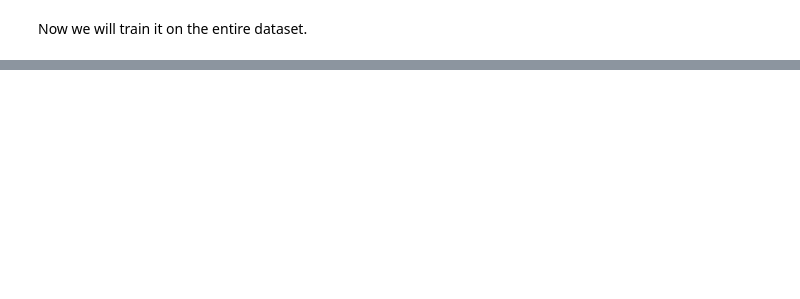
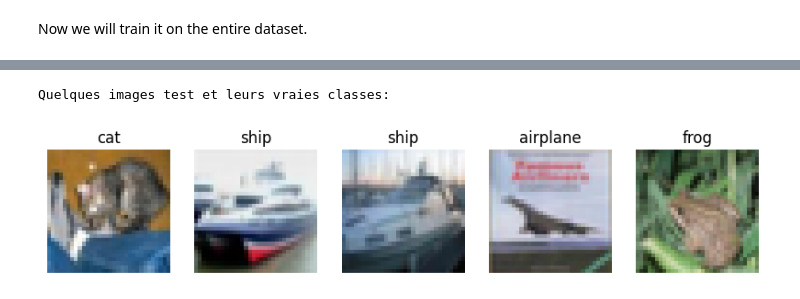
Before and after one commit to joanglaunes/deep_learning_image, a Jupyter notebook: ViT.ipynb, the cells around one changed output, grey strips where cells are left out. Drawn from its saved outputs; the diff is of its cells as text; code cells hidden in the pictures; blank space fills up the shorter version.

```diff
--- a/ViT.ipynb
+++ b/ViT.ipynb
@@ -33,10 +25,0 @@ As in the previous notebooks, we will use the COCO dataset for captioning.
-# %%
-# Load COCO data from disk into a dictionary.
-data = load_coco_data(pca_features=True)
-
-# Print out all the keys and values from the data dictionary.
-for k, v in data.items():
-    if type(v) == np.ndarray:
-        print(k, type(v), v.shape, v.dtype)
-    else:
-        print(k, type(v), len(v))
@@ -143,3 +112,7 @@ from torch.utils.data import DataLoader
 
 train_data = CIFAR10(root='data', train=True, transform=transforms.ToTensor(), download=True)
 test_data = CIFAR10(root='data', train=False, transform=transforms.ToTensor(), download=True)
+
+# Specify the image classes
+classes = ["airplane", "automobile", "bird", "cat", "deer", "dog", "frog",
+          "horse", "ship", "truck"]
@@ -243,0 +272,14 @@ torch.Size([768])
+# %%
+# on charge un batch d'images test avec leurs labels
+images, labels = next(iter(DataLoader(test_data, batch_size=5, shuffle=False)))
+
+print("Quelques images test et leurs vraies classes:")
+for k in range(5):
+    plt.subplot(1,5,k+1)
+    plt.imshow(images[k,:,:,:].permute((1,2,0)).cpu())
+    plt.axis('off')
+    plt.title(classes[labels[k]])
+plt.show()
+# %% [output]
+Quelques images test et leurs vraies classes:
+[figure, added]
```
Also changed, not shown: parts of 37 cells of this notebook.
